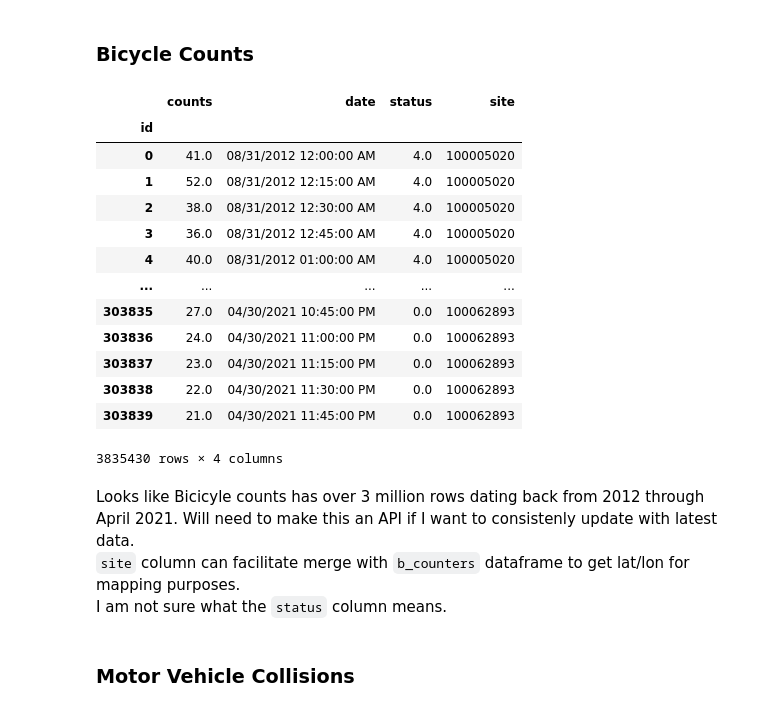
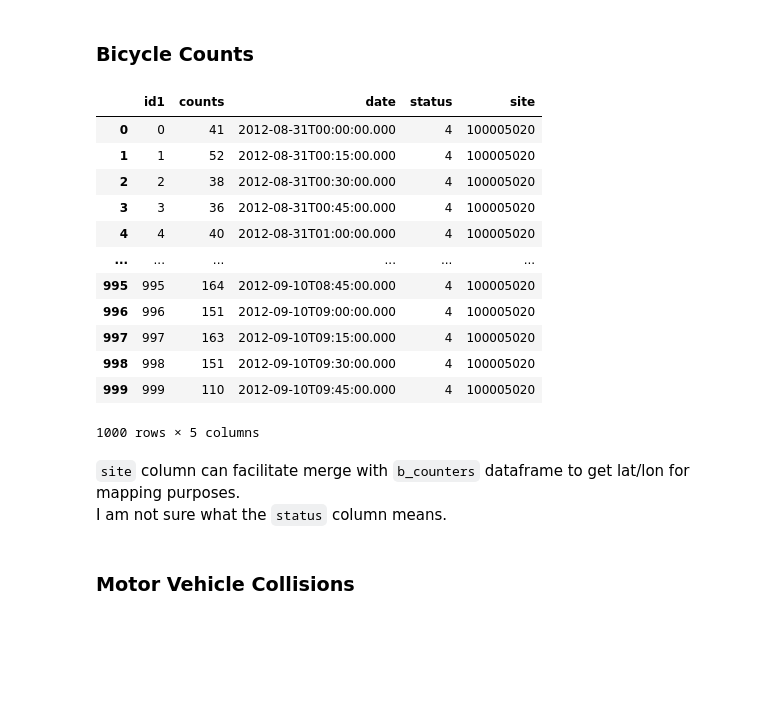
Before and after one commit to justinm0rgan/nyc-bike, a Jupyter notebook: data_gathering.ipynb, the cells around one changed output. Saved outputs shown, nothing was run; the diff lists cells and outputs as text; code cells hidden in the pictures; blank space fills up the shorter version.

```diff
--- a/data_gathering.ipynb
+++ b/data_gathering.ipynb
@@ -42,28 +43,33 @@ Bicycle Counter csv has `23` counters with name, lat/lon, site?, installation da
 b_counters.to_pickle('./pickle/b_counters')
 # %% [markdown]
 ### Bicycle Counts
-# %%
-b_counts = pd.read_csv('./data/Bicycle_Counts.csv',
-                      index_col='id')
-b_counts
-# %% [output]
-|  | counts | date | status | site |
-| id |  |  |  |  |
-| 0 | 41.0 | 08/31/2012 12:00:00 AM | 4.0 | 100005020 |
-| 1 | 52.0 | 08/31/2012 12:15:00 AM | 4.0 | 100005020 |
-| 2 | 38.0 | 08/31/2012 12:30:00 AM | 4.0 | 100005020 |
-| 3 | 36.0 | 08/31/2012 12:45:00 AM | 4.0 | 100005020 |
-| 4 | 40.0 | 08/31/2012 01:00:00 AM | 4.0 | 100005020 |
-| ... | ... | ... | ... | ... |
-| 303835 | 27.0 | 04/30/2021 10:45:00 PM | 0.0 | 100062893 |
-| 303836 | 24.0 | 04/30/2021 11:00:00 PM | 0.0 | 100062893 |
-| 303837 | 23.0 | 04/30/2021 11:15:00 PM | 0.0 | 100062893 |
-| 303838 | 22.0 | 04/30/2021 11:30:00 PM | 0.0 | 100062893 |
-| 303839 | 21.0 | 04/30/2021 11:45:00 PM | 0.0 | 100062893 |
-3835430 rows × 4 columns
+# %%
+# set client request for Socrata API
+client = Socrata("data.cityofnewyork.us",app_token)
+
+# make request using API endpoint
+results = client.get("uczf-rk3c")
+
+# create GeoDataFrame out of request
+b_counts = pd.DataFrame.from_records(results)
+
+# preview dataframe
+b_counts
+# %% [output]
+|  | id1 | counts | date | status | site |
+| 0 | 0 | 41 | 2012-08-31T00:00:00.000 | 4 | 100005020 |
+| 1 | 1 | 52 | 2012-08-31T00:15:00.000 | 4 | 100005020 |
+| 2 | 2 | 38 | 2012-08-31T00:30:00.000 | 4 | 100005020 |
+| 3 | 3 | 36 | 2012-08-31T00:45:00.000 | 4 | 100005020 |
+| 4 | 4 | 40 | 2012-08-31T01:00:00.000 | 4 | 100005020 |
+| ... | ... | ... | ... | ... | ... |
+| 995 | 995 | 164 | 2012-09-10T08:45:00.000 | 4 | 100005020 |
+| 996 | 996 | 151 | 2012-09-10T09:00:00.000 | 4 | 100005020 |
+| 997 | 997 | 163 | 2012-09-10T09:15:00.000 | 4 | 100005020 |
+| 998 | 998 | 151 | 2012-09-10T09:30:00.000 | 4 | 100005020 |
+| 999 | 999 | 110 | 2012-09-10T09:45:00.000 | 4 | 100005020 |
+1000 rows × 5 columns
 # %% [markdown]
-Looks like Bicicyle counts has over 3 million rows dating back from 2012 through April 2021. Will need to make this an API if I want to consistenly update with latest data.
-<br>
 `site` column can facilitate merge with `b_counters` dataframe to get lat/lon for mapping purposes.
 <br>
 I am not sure what the `status` column means.
```
Also changed, not shown: parts of 29 cells of this notebook.
